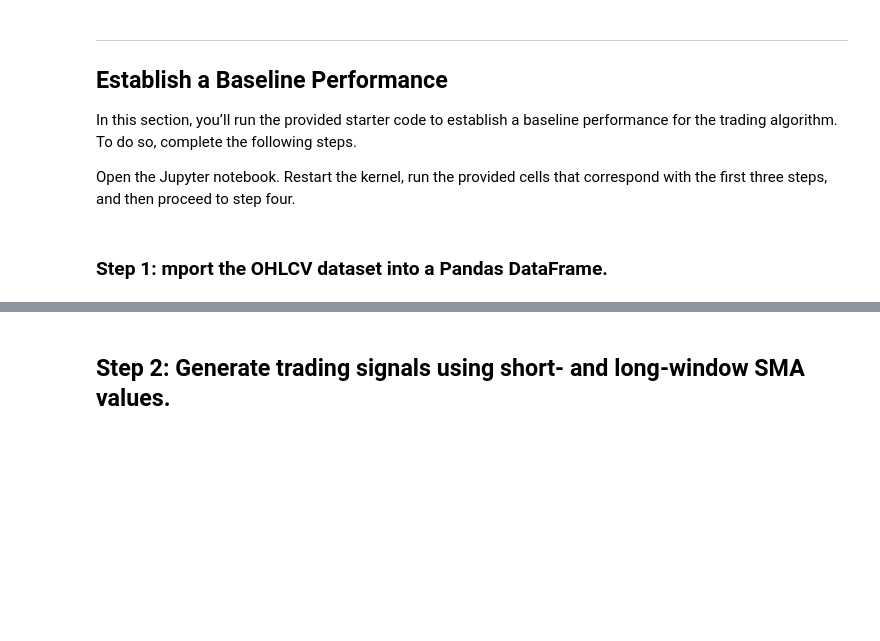
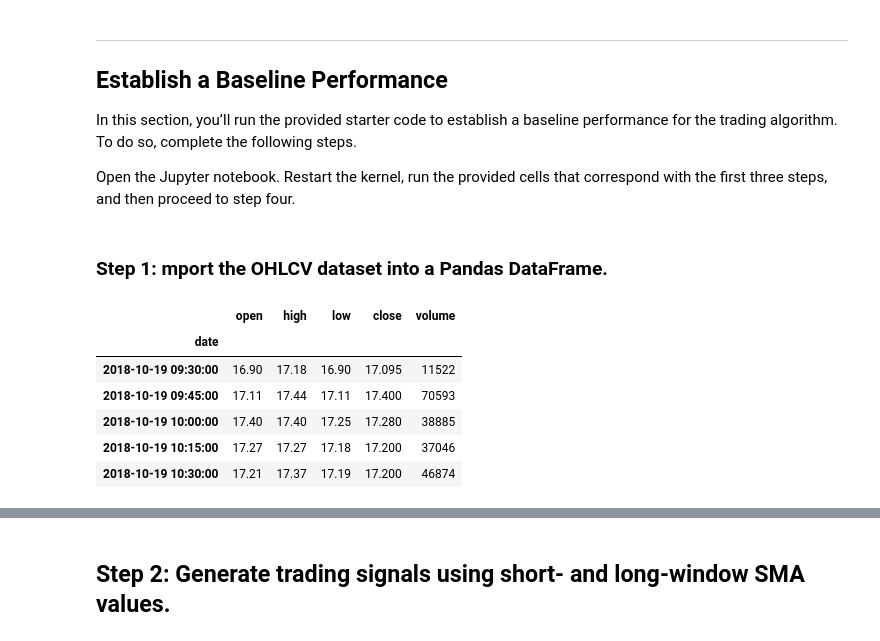
Before and after one commit to sfkonrad/M14_Challenge_Submission, a Jupyter notebook: M14_Challenge_Submission/M14_Challenge_KonradK_machine_learning_trading_bot.ipynb, the cells around one changed output, grey strips where cells are left out. Saved outputs shown, nothing was run; the diff lists cells and outputs as text; code cells hidden in the pictures; blank space fills up the shorter version.

```diff
--- a/M14_Challenge_Submission/M14_Challenge_KonradK_machine_learning_trading_bot.ipynb
+++ b/M14_Challenge_Submission/M14_Challenge_KonradK_machine_learning_trading_bot.ipynb
@@ -91,14 +100,22 @@ Open the Jupyter notebook. Restart the kernel, run the provided cells that corre
 # %%
 # Import the OHLCV dataset into a Pandas Dataframe
 ohlcv_df = pd.read_csv(
-    Path("./Resources/emerging_markets_ohlcv.csv"),
+    Path("./Resources/ohlcv.csv"),
     index_col='date',
     infer_datetime_format=True,
     parse_dates=True
 )
 
 # Review the DataFrame
 ohlcv_df.head()
+# %% [output]
+|  | open | high | low | close | volume |
+| date |  |  |  |  |  |
+| 2018-10-19 09:30:00 | 16.90 | 17.18 | 16.90 | 17.095 | 11522 |
+| 2018-10-19 09:45:00 | 17.11 | 17.44 | 17.11 | 17.400 | 70593 |
+| 2018-10-19 10:00:00 | 17.40 | 17.40 | 17.25 | 17.280 | 38885 |
+| 2018-10-19 10:15:00 | 17.27 | 17.27 | 17.18 | 17.200 | 37046 |
+| 2018-10-19 10:30:00 | 17.21 | 17.37 | 17.19 | 17.200 | 46874 |
 # %%
 # Filter the date index and close columns
 signals_df = ohlcv_df.loc[:, ["close"]]
```
Also changed, not shown: parts of 16 cells of this notebook.
